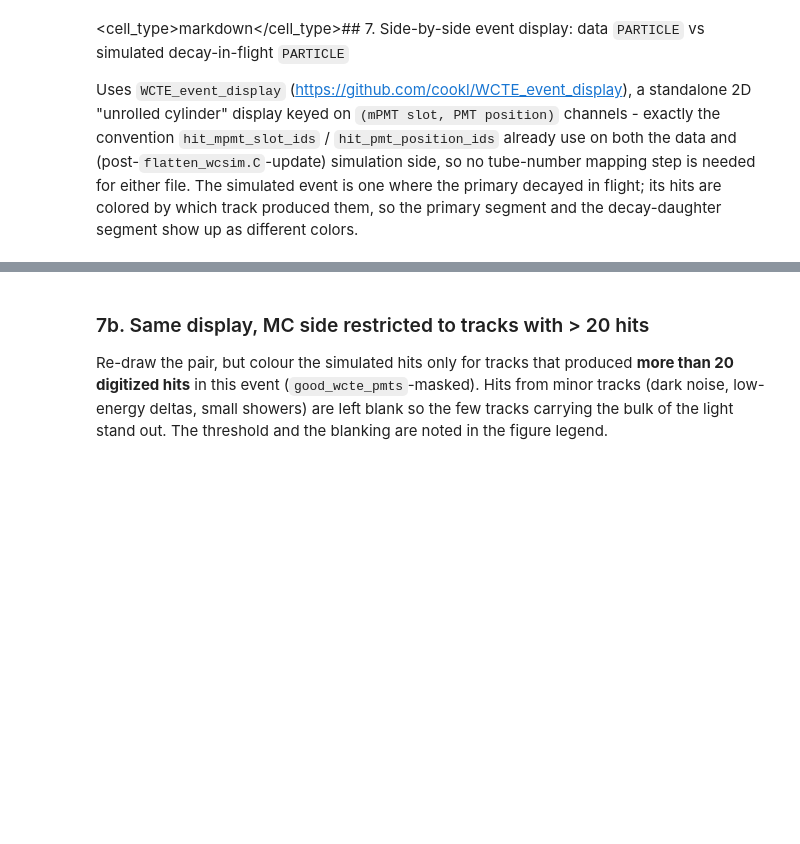
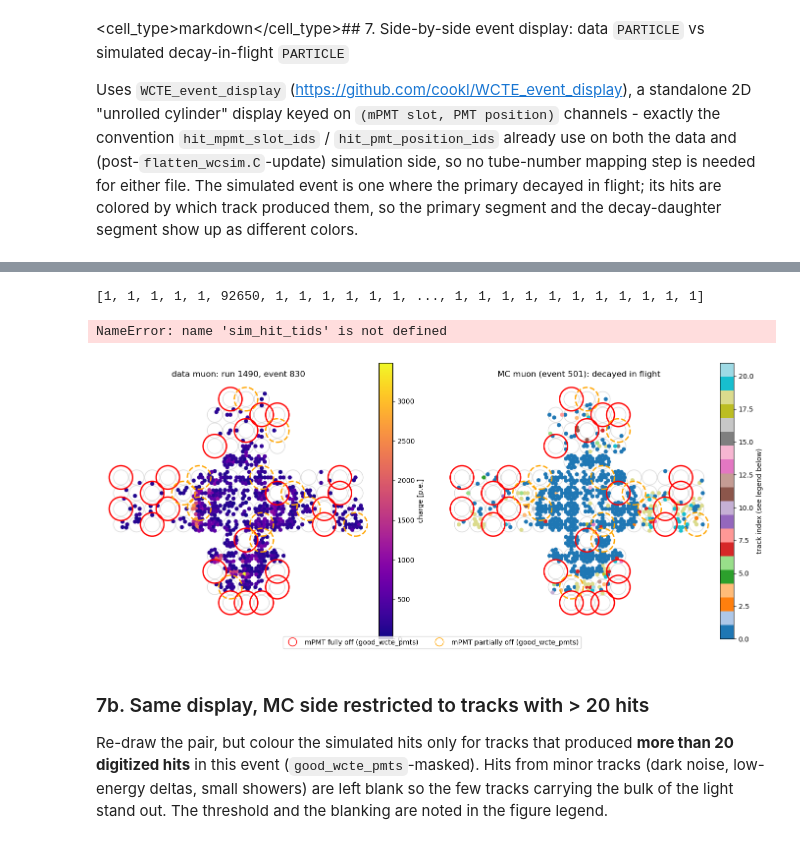
Before and after one commit to Acraplet/WCSim-data-format, a Jupyter notebook: examples/compare_sim_data.ipynb, the cells around one changed output, grey strips where cells are left out. Drawn from its saved outputs; the diff is of its cells as text; code cells hidden in the pictures; blank space fills up the shorter version.

```diff
--- a/examples/compare_sim_data.ipynb
+++ b/examples/compare_sim_data.ipynb
@@ -511,13 +647,15 @@ print(f"{len(fully_off_slots)} mPMT slots fully off, {len(partially_off_slots)}
 # section 3), not the raw data/sim events - otherwise the two panels aren't actually
 # looking at the same set of live channels.
 data_event_idx = 10
-sim_event_idx  = 5 #int(np.flatnonzero(dif_mask)[0]) if dif_mask.any() else 34
+sim_event_idx  = 501 #int(np.flatnonzero(dif_mask)[0]) if dif_mask.any() else 34
 
-sim_hit_tids   = ak.to_list(sim_ev_hits["hit_track_id"])
-hits_per_track = Counter(sim_hit_tids)
+#501, 378
 
 data_ev, data_ev_hits = data[data_event_idx], data_hits_masked[data_event_idx]
 sim_ev,  sim_ev_hits  = sim[sim_event_idx],   sim_hits_masked[sim_event_idx]
+
+#sim_hit_tids   = ak.to_list(sim_ev_hits["hit_track_id"])
+#hits_per_track = Counter(sim_hit_tids)
 
 fig, axes = plt.subplots(1, 2, figsize=(14, 6))
 
@@ -547,34 +685,40 @@ sim_channel_track = channel_first_value(
 draw_event(
     axes[1], ed, sim_channel_track, cmap=plt.cm.tab20,
     norm=mcolors.Normalize(vmin=0, vmax=max(len(track_ids_in_event) - 1, 1)),
     title=f"MC {PARTICLE} (event {int(sim_ev['event_number'])}): {classify_outcome(str(sim_ev['stop_process']), sim_ev['had_inelastic'], sim_ev['had_elastic'], sim_ev['true_exit_ke'])}",
     color_label="track index (see legend below)",
     fully_off_slots=fully_off_slots, partially_off_slots=partially_off_slots,
 )
 
 # proxy legend entries for the red/orange highlight circles (PatchCollections don't auto-legend)
 from matplotlib.lines import Line2D
 legend_handles = [
     Line2D([0], [0], marker="o", color="red", markerfacecolor="none", linestyle="", markersize=12, label="mPMT fully off (good_wcte_pmts)"),
     Line2D([0], [0], marker="o", color="orange", markerfacecolor="none", linestyle="", markersize=12, label="mPMT partially off (good_wcte_pmts)"),
 ]
 fig.legend(handles=legend_handles, loc="lower center", ncol=2)
 fig.tight_layout()
 
+hits_per_track = Counter(sim_hit_tids)
+
 # legend: which track index corresponds to which particle
 print("Track color legend for the simulated event:")
 for tid, idx in track_id_to_color_index.items():
     matches = np.flatnonzero(np.asarray(sim_ev["track_id"]) == tid)
     n = hits_per_track[tid]
-    print(matches)
+    #print(matches)
     if len(matches):
         j = matches[0]
         tag = " <- PRIMARY" if tid == sim_ev["track_id"][find_primary_index(sim_ev)] else ""
         print(f"  color {idx}: track_id={tid}  pdg={sim_ev['track_pdg'][j]}  "
               f"process={sim_ev['track_process'][j]}  ke={sim_ev['track_ke'][j]:.2f} MeV  ({n} hits){tag}")
     else:
         print(f"  color {idx}: track_id={tid}  (dark noise / not in truth track list)" if tid == -1
               else f"  color {idx}: track_id={tid}  (no truth match)")
+# %% [output]
+[1, 1, 1, 1, 1, 92650, 1, 1, 1, 1, 1, 1, ..., 1, 1, 1, 1, 1, 1, 1, 1, 1, 1, 1]
+NameError: name 'sim_hit_tids' is not defined
+[figure, added]
 # %% [markdown]
 ### 7b. Same display, MC side restricted to tracks with > 20 hits
 
```
Also changed, not shown: parts of 16 cells of this notebook.
